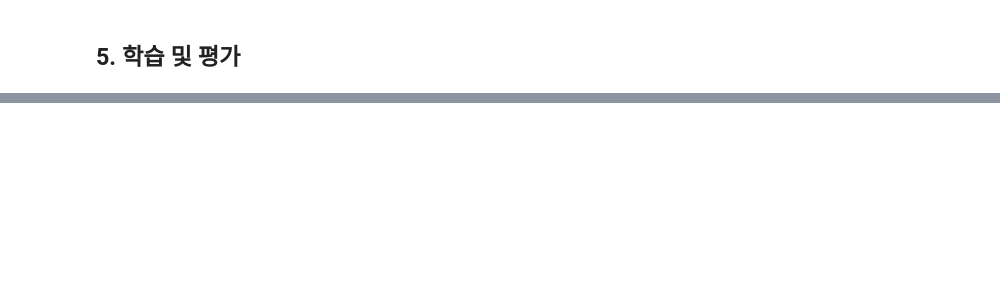
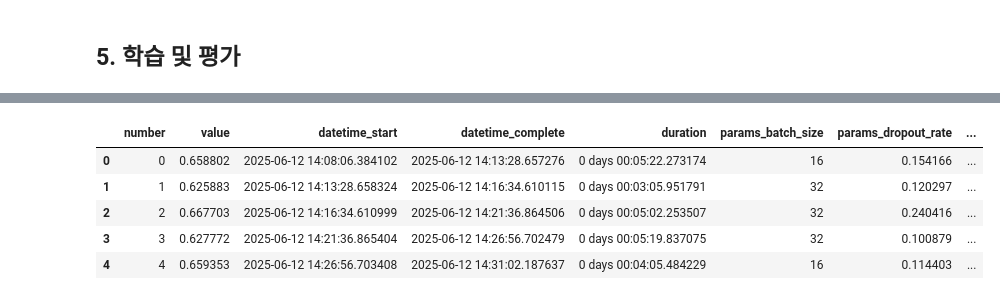
Before and after one commit to sangchun1/News_Bias_Analysis, a Jupyter notebook: model/multitask_model.ipynb, the cells around one changed output, grey strips where cells are left out. Drawn from its saved outputs; the diff is of its cells as text; code cells hidden in the pictures; blank space fills up the shorter version.

```diff
--- a/model/multitask_model.ipynb
+++ b/model/multitask_model.ipynb
@@ -413,0 +534,12 @@ plt.show()
+# %%
+# Optuna 스터디 생성 및 최적화 실행
+study = optuna.create_study(direction='maximize')
+study.optimize(objective, n_trials=20)  # 20회 시도
+
+# 최적의 하이퍼파라미터 출력
+print("Best trial:")
+trial = study.best_trial
+print("  Value: ", trial.value)
+print("  Params: ")
+for key, value in trial.params.items():
+    print(f"    {key}: {value}")
@@ -413,0 +605,12 @@ plt.show()
+# %%
+# 모든 trial의 결과를 DataFrame으로 저장
+trials_df = study.trials_dataframe()
+trials_df.to_csv('hyperparameter_trials.csv', index=False)
+trials_df.head()
+# %% [output]
+|  | number | value | datetime_start | datetime_complete | duration | params_batch_size | params_dropout_rate | ... |
+| 0 | 0 | 0.658802 | 2025-06-12 14:08:06.384102 | 2025-06-12 14:13:28.657276 | 0 days 00:05:22.273174 | 16 | 0.154166 | ... |
+| 1 | 1 | 0.625883 | 2025-06-12 14:13:28.658324 | 2025-06-12 14:16:34.610115 | 0 days 00:03:05.951791 | 32 | 0.120297 | ... |
+| 2 | 2 | 0.667703 | 2025-06-12 14:16:34.610999 | 2025-06-12 14:21:36.864506 | 0 days 00:05:02.253507 | 32 | 0.240416 | ... |
+| 3 | 3 | 0.627772 | 2025-06-12 14:21:36.865404 | 2025-06-12 14:26:56.702479 | 0 days 00:05:19.837075 | 32 | 0.100879 | ... |
+| 4 | 4 | 0.659353 | 2025-06-12 14:26:56.703408 | 2025-06-12 14:31:02.187637 | 0 days 00:04:05.484229 | 16 | 0.114403 | ... |
```
Also changed, not shown: parts of 28 cells of this notebook.
